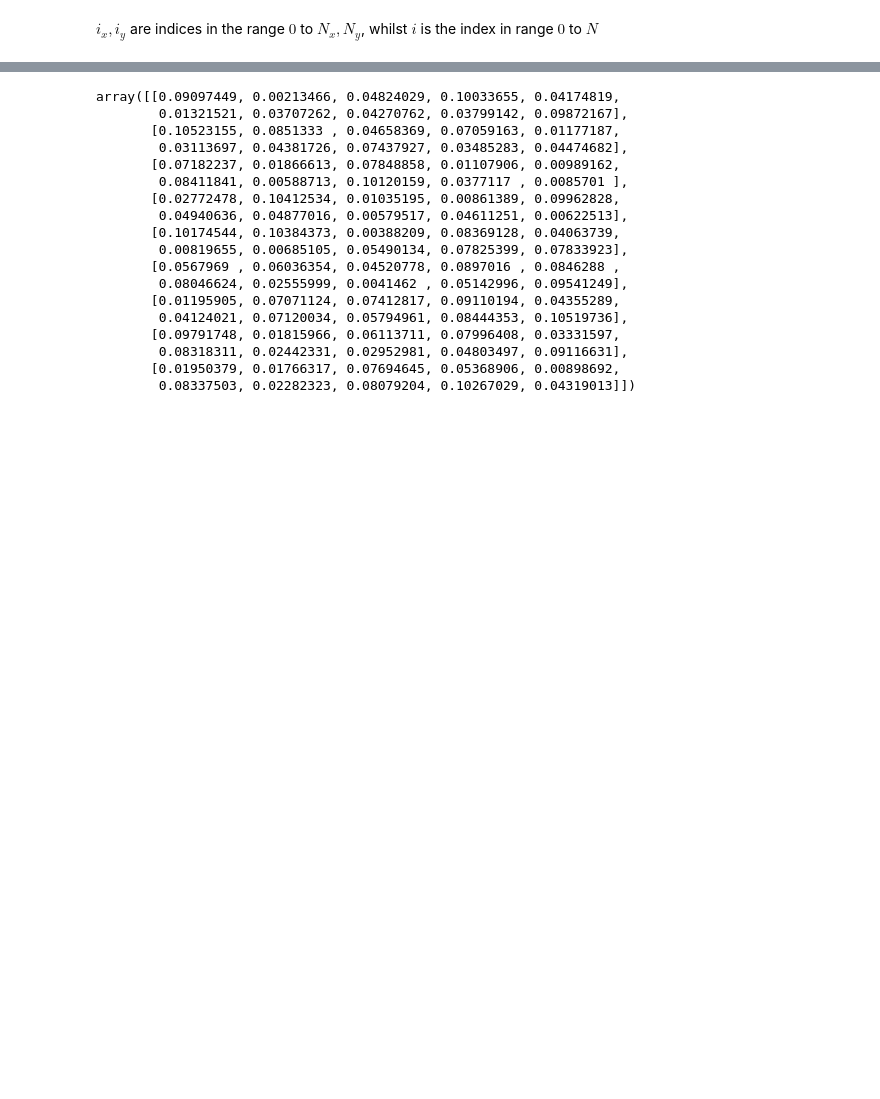
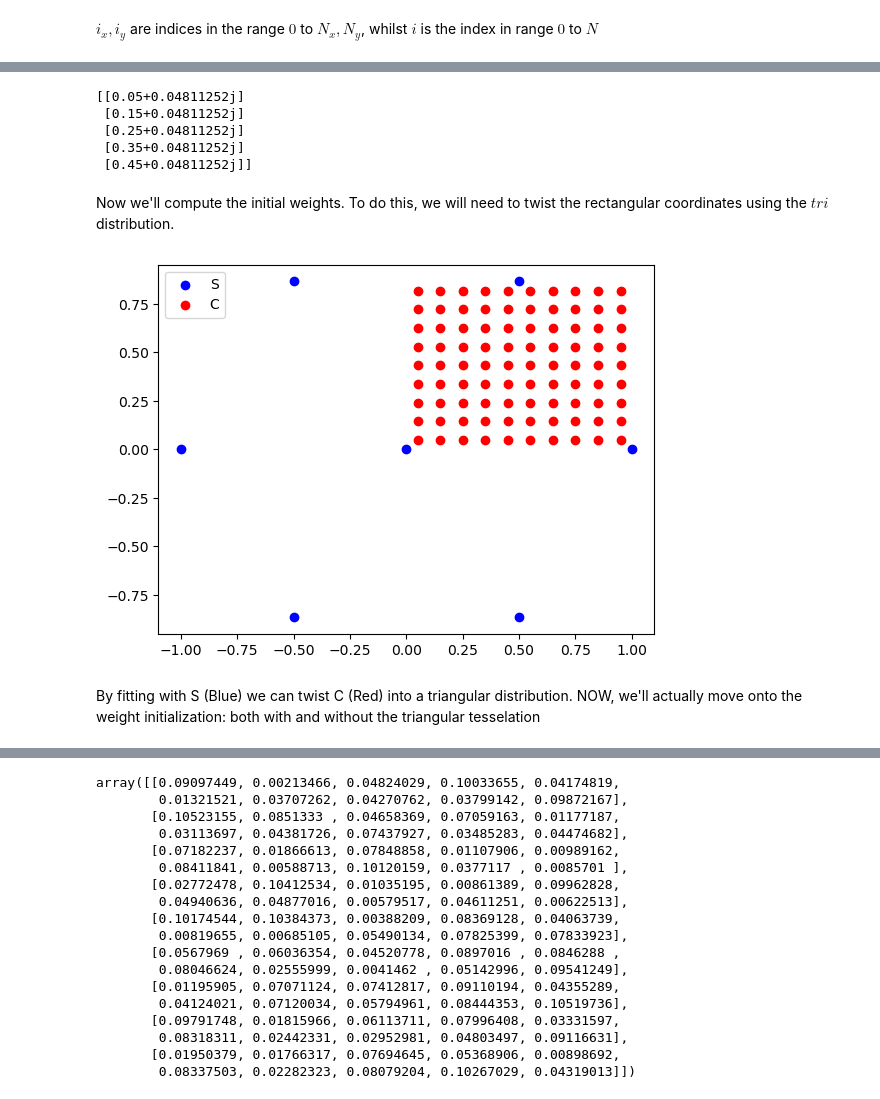
Before and after one commit to samuelbrege/snnResearch, a Jupyter notebook: gridCells.ipynb, the cells around one changed output, grey strips where cells are left out. Cells and saved outputs as stored; diff of their text form; code cells hidden in the pictures; blank space fills up the shorter version.

```diff
--- a/gridCells.ipynb
+++ b/gridCells.ipynb
@@ -124,0 +103,42 @@ def minFunc(ci, cj, sArray):
+# %%
+#x and y coords
+Cx = (np.arange(Nx)+(0.5))/Nx
+Cy = ((np.arange(Ny)+(0.5))/Ny)*np.sqrt(3)/2
+
+#Creating a mesh, so we end up with Nx by Ny coords (N)
+Tx, Ty = np.asarray(np.meshgrid(Cx, Cy))
+
+#Combining and adding a complex j (i) component to represent the y-coord. Make things easier later on if we don't make this into a 2d array
+C = (Tx+1j * Ty).reshape(-1,1)
+# %%
+#Printing first 5 values
+print(C[:5])
+# %% [output]
+[[0.05+0.04811252j]
+ [0.15+0.04811252j]
+ [0.25+0.04811252j]
+ [0.35+0.04811252j]
+ [0.45+0.04811252j]]
+# %% [markdown]
+Now we'll compute the initial weights. To do this, we will need to twist the rectangular coordinates using the $tri$ distribution.
+# %%
+#Values for s from paper, used to create triangular tesselation.
+S = [ 0+1j*0, -0.5+1j*np.sqrt(3)/2, -0.5+1j*(-np.sqrt(3)/2), 0.5+1j*np.sqrt(3)/2, 0.5+1j*(-np.sqrt(3)/2), -1+1j*0, 1+1j*0]
+# %%
+#Plotting for visualization, not needed by actual model
+
+#S coords
+sx = [s.real for s in S]
+sy = [s.imag for s in S]
+#C coords
+cx = [c.real for c in C]
+cy = [c.imag for c in C]
+
+plt.scatter(sx,sy, color='blue', label='S')
+plt.scatter(cx,cy, color='red', label='C')
+plt.legend()
+plt.show()
+# %% [output]
+[figure, added]
+# %% [markdown]
+By fitting with S (Blue) we can twist C (Red) into a triangular distribution. NOW, we'll actually move onto the weight initialization: both with and without the triangular tesselation
```
Also changed, not shown: parts of 23 cells of this notebook.
